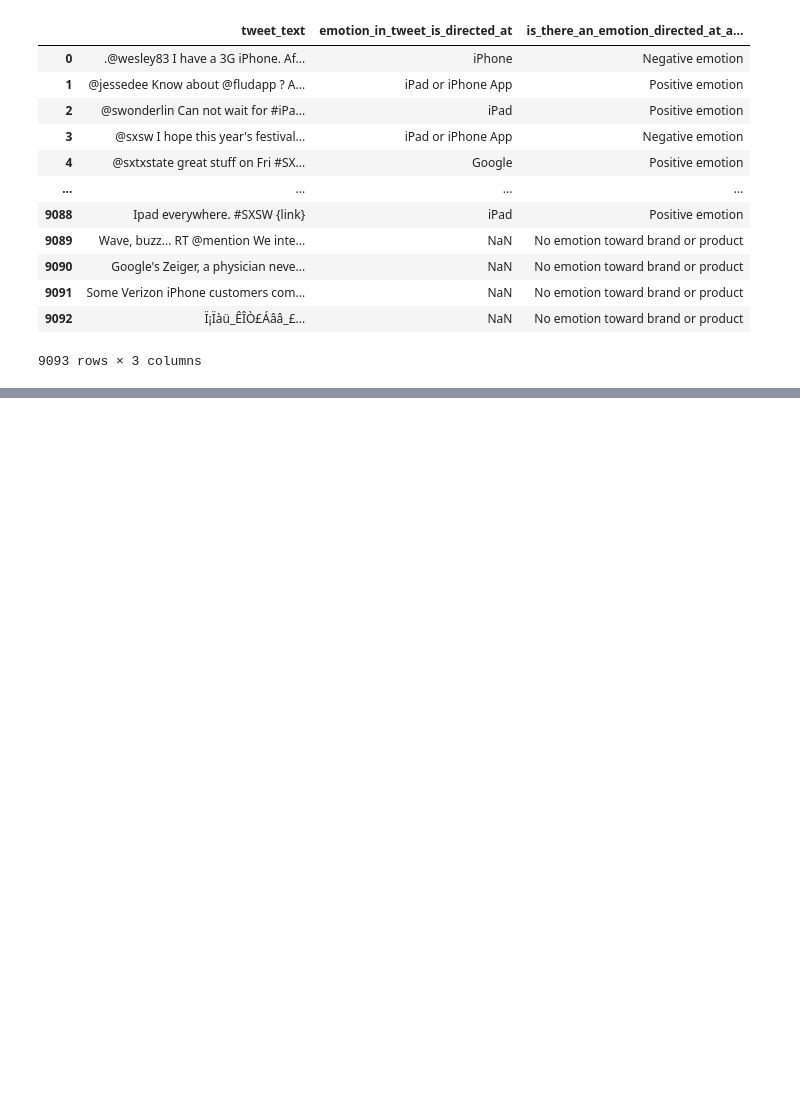
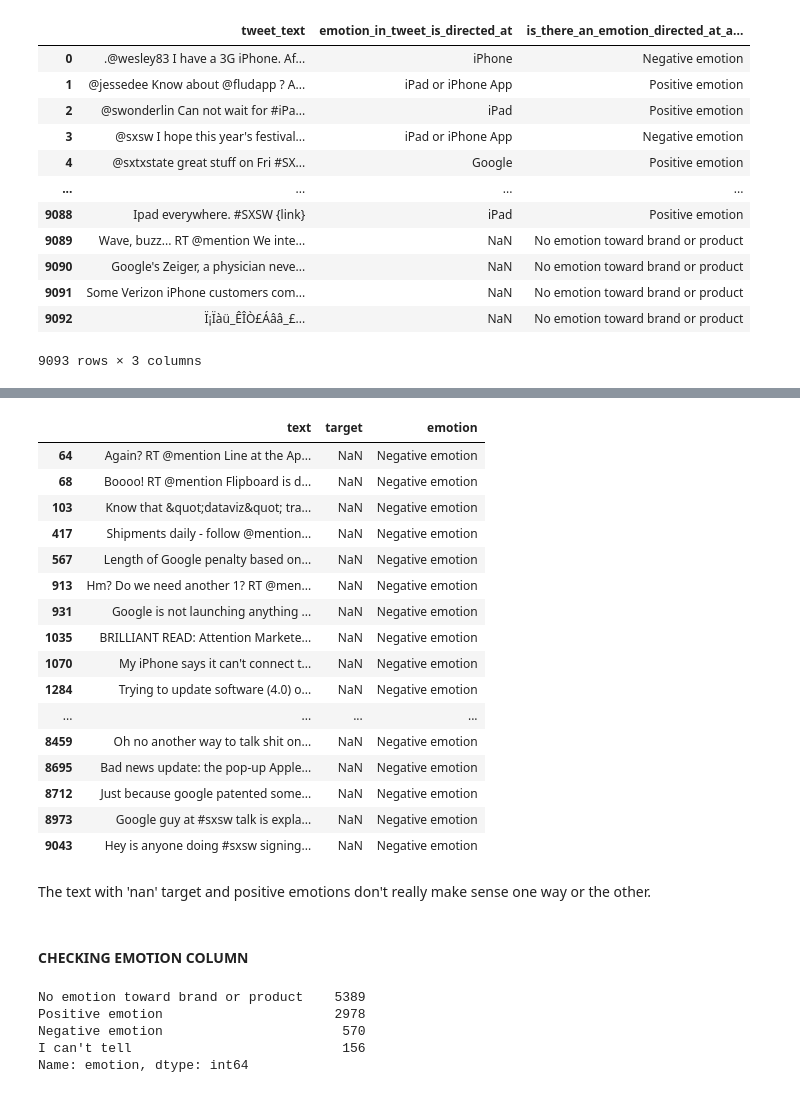
Before and after one commit to Ozxahmed/tweet_product_emotion_NLP_analysis, a Jupyter notebook: notebooks/exploratory/eda_1_initial.ipynb, the cells around one changed output, grey strips where cells are left out. Cells and saved outputs as stored; diff of their text form; code cells hidden in the pictures; blank space fills up the shorter version.

```diff
--- a/notebooks/exploratory/eda_1_initial.ipynb
+++ b/notebooks/exploratory/eda_1_initial.ipynb
@@ -4,3 +8,5 @@ import numpy as np
+# %%
+pd.set_option('max_colwidth', 400)
 # %%
 df = pd.read_csv('../../data/judge-1377884607_tweet_product_company.csv', encoding='latin1')
 df
@@ -20,0 +29,3 @@ df
+# %%
+df.columns = ['text', 'target', 'emotion']
+df
@@ -20,0 +69,6 @@ df
+# %%
+# finding rows with nan values in the target column
+# creating a df containing these values so I can further explore this- target vs emotions
+
+nans_target = df[df['target'].isna()]
+nans_target.head()
@@ -20,0 +108,34 @@ df
+# %%
+nans_target[nans_target['emotion'] == 'Negative emotion']
+# %% [output]
+|  | text | target | emotion |
+| 64 | Again? RT @mention Line at the Ap... | NaN | Negative emotion |
+| 68 | Boooo! RT @mention Flipboard is d... | NaN | Negative emotion |
+| 103 | Know that &quot;dataviz&quot; tra... | NaN | Negative emotion |
+| 417 | Shipments daily - follow @mention... | NaN | Negative emotion |
+| 567 | Length of Google penalty based on... | NaN | Negative emotion |
+| 913 | Hm? Do we need another 1? RT @men... | NaN | Negative emotion |
+| 931 | Google is not launching anything ... | NaN | Negative emotion |
+| 1035 | BRILLIANT READ: Attention Markete... | NaN | Negative emotion |
+| 1070 | My iPhone says it can't connect t... | NaN | Negative emotion |
+| 1284 | Trying to update software (4.0) o... | NaN | Negative emotion |
+| ... | ... | ... | ... |
+| 8459 | Oh no another way to talk shit on... | NaN | Negative emotion |
+| 8695 | Bad news update: the pop-up Apple... | NaN | Negative emotion |
+| 8712 | Just because google patented some... | NaN | Negative emotion |
+| 8973 | Google guy at #sxsw talk is expla... | NaN | Negative emotion |
+| 9043 | Hey is anyone doing #sxsw signing... | NaN | Negative emotion |
+# %% [markdown]
+The text with 'nan' target and positive emotions don't really make sense one way or the other.
+# %% [markdown]
+#### CHECKING EMOTION COLUMN
+# %%
+# checking the unique values, and how many times they occur
+
+df.emotion.value_counts()
+# %% [output]
+No emotion toward brand or product    5389
+Positive emotion                      2978
+Negative emotion                       570
+I can't tell                           156
+Name: emotion, dtype: int64
```
Also changed, not shown: parts of 13 cells of this notebook.
